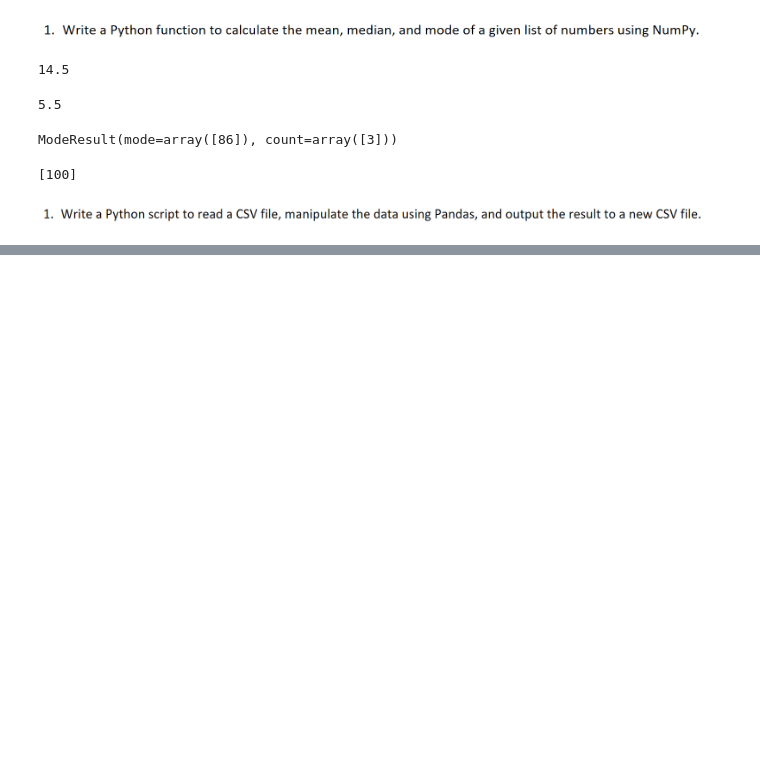
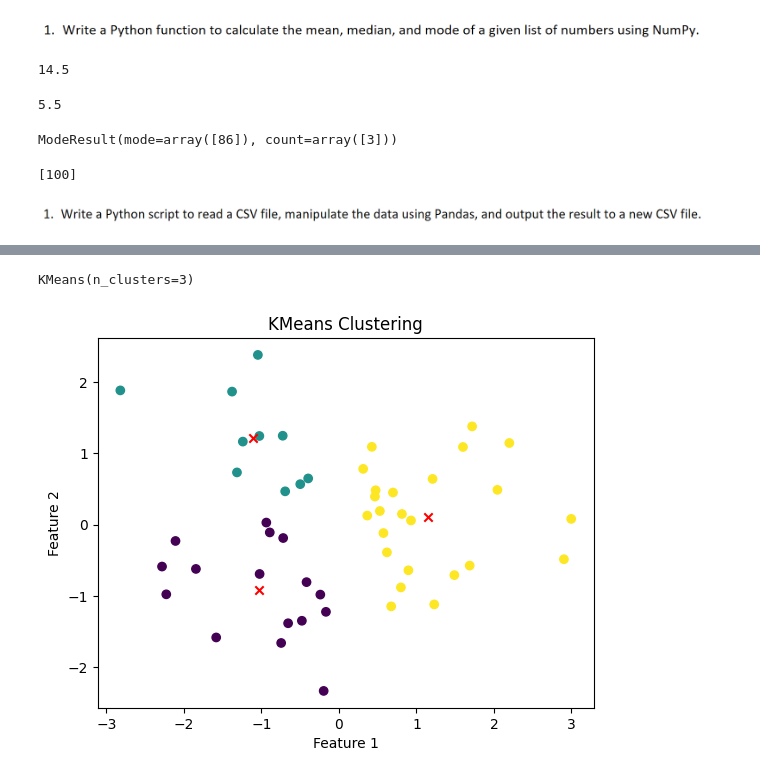
Before and after one commit to harshadsavle/data-science-interview-questions-and-answers, a Jupyter notebook: data_science_interview_questions_and_answers.ipynb, the cells around one changed output, grey strips where cells are left out. Cells and saved outputs as stored; diff of their text form; code cells hidden in the pictures; blank space fills up the shorter version.

```diff
--- a/data_science_interview_questions_and_answers.ipynb
+++ b/data_science_interview_questions_and_answers.ipynb
@@ -259,0 +352,53 @@ mode(a)
+# %%
+from sklearn.cluster import KMeans
+x = df.iloc[:, :-1].values
+
+kmeans=KMeans(n_clusters=3)
+
+kmeans.fit(x)
+# %% [output]
+KMeans(n_clusters=3)
+# %%
+import pandas as pd
+import numpy as np
+import matplotlib.pyplot as plt
+from sklearn.cluster import KMeans
+from sklearn.preprocessing import StandardScaler
+from sklearn.decomposition import PCA
+
+# load dataset
+data = pd.read_csv('/content/drive/MyDrive/Copy of 50_Startups.csv')
+data.drop(columns=['State'],inplace=True)
+# separate independent and dependent variables
+X = data.iloc[:, :-1]
+y = data.iloc[:, -1]
+
+# normalize the independent variables using StandardScaler
+scaler = StandardScaler()
+X_scaled = scaler.fit_transform(X)
+
+# reduce the dimensionality of the independent variables using PCA
+pca = PCA(n_components=2)
+X_pca = pca.fit_transform(X_scaled)
+
+# define number of clusters
+k = 3
+
+# initialize k-means algorithm
+kmeans = KMeans(n_clusters=k)
+
+# fit the k-means algorithm to the data
+kmeans.fit(X_pca)
+
+# get the cluster labels for each data point
+labels = kmeans.labels_
+
+# plot the data points and cluster centroids
+plt.scatter(X_pca[:, 0], X_pca[:, 1], c=labels, cmap='viridis')
+plt.scatter(kmeans.cluster_centers_[:, 0], kmeans.cluster_centers_[:, 1], marker='x', color='r')
+plt.title('KMeans Clustering')
+plt.xlabel('Feature 1')
+plt.ylabel('Feature 2')
+plt.show()
+# %% [output]
+[figure, added]
```
Also changed, not shown: parts of 29 cells of this notebook.
